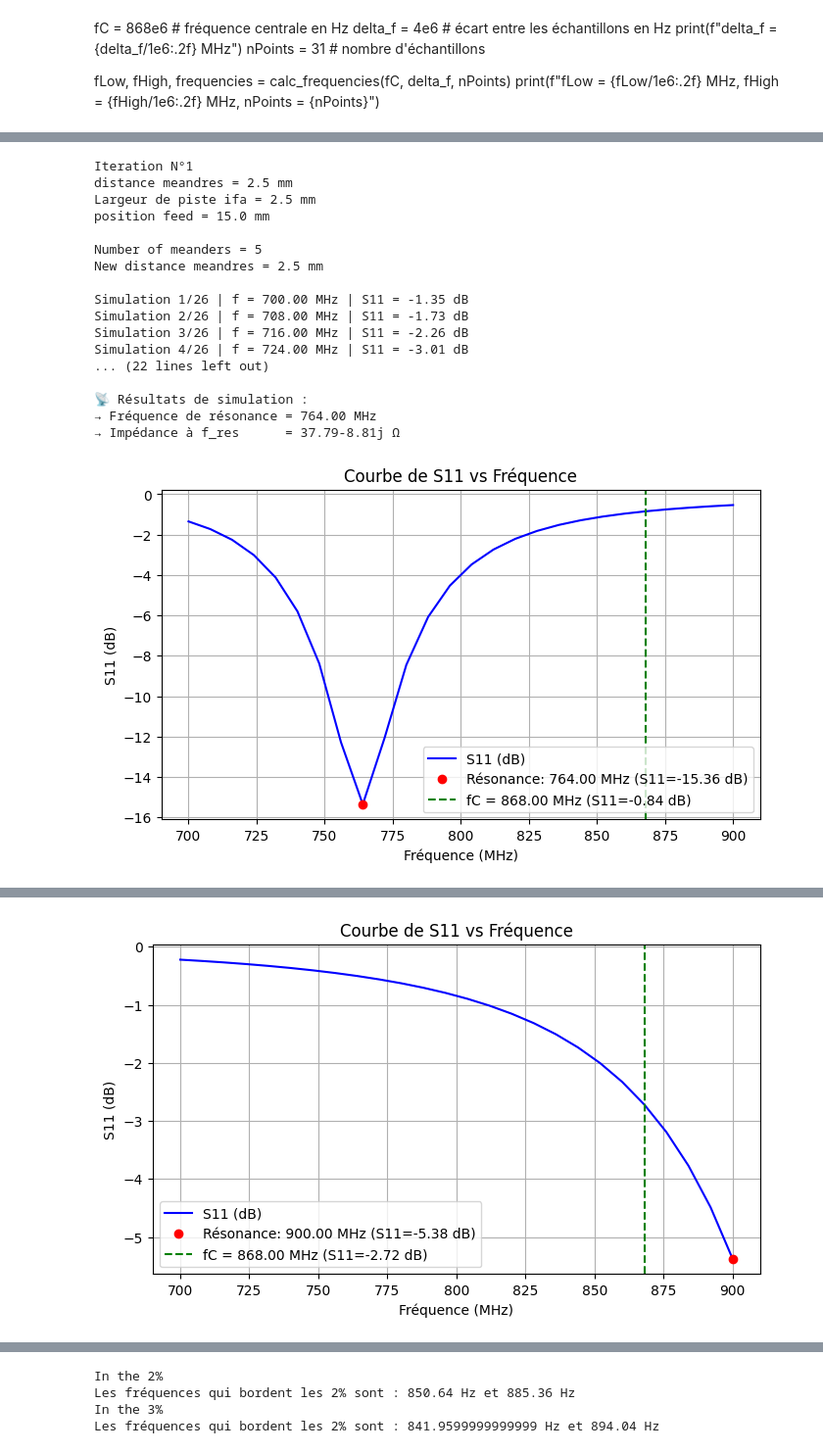
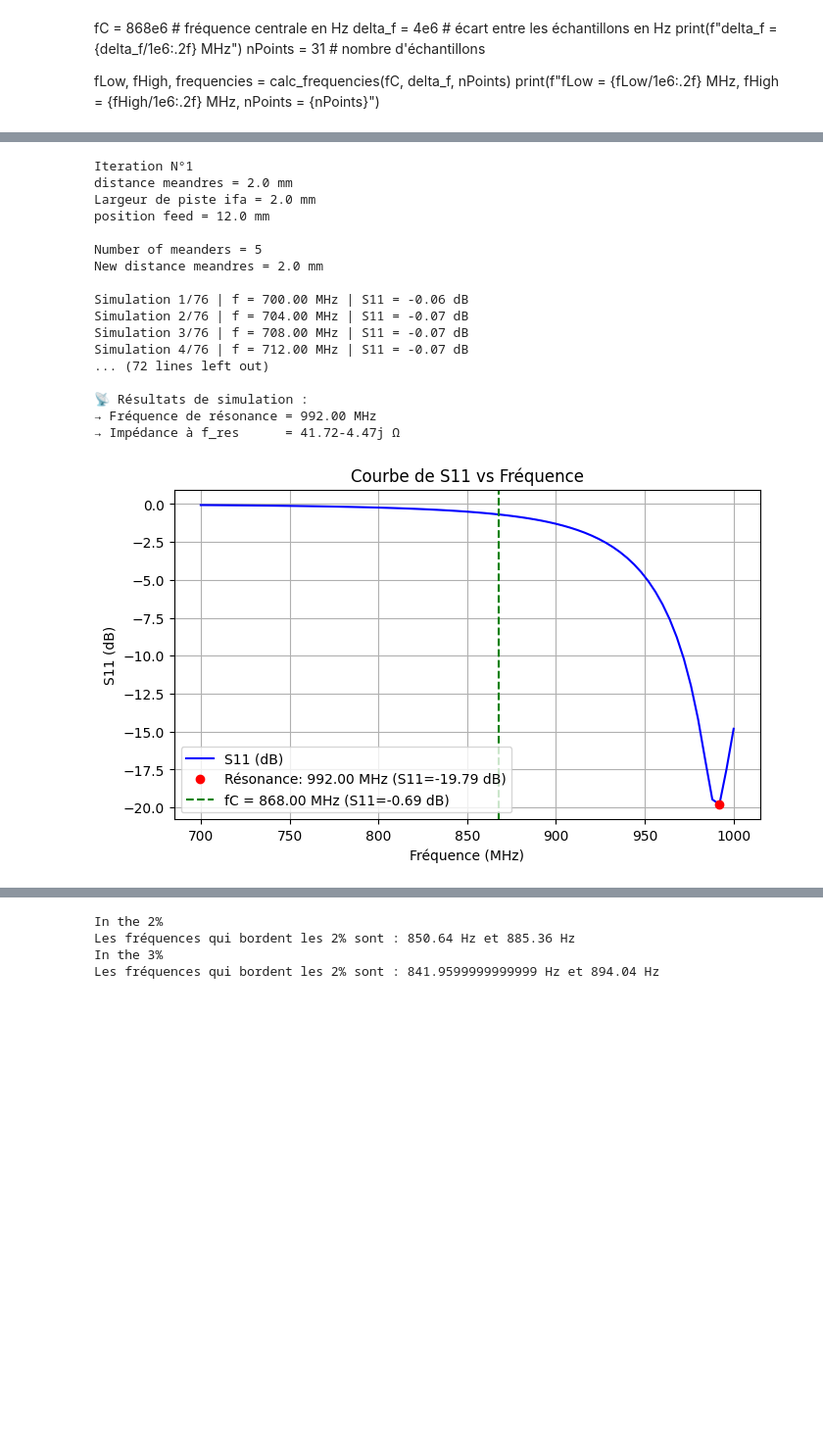
Before and after one commit to FahdilOuro/Antenna_Solver_MoM, a Jupyter notebook: antenna_simulation/ifa_meander_project_v2/ifa_meander_optimiz.ipynb, the cells around one changed output, grey strips where cells are left out. Shown at 98% size. Saved outputs shown, nothing was run; the diff lists cells and outputs as text; code cells hidden in the pictures; blank space fills up the shorter version.

```diff
--- a/antenna_simulation/ifa_meander_project_v2/ifa_meander_optimiz.ipynb
+++ b/antenna_simulation/ifa_meander_project_v2/ifa_meander_optimiz.ipynb
@@ -23,9 +23,9 @@ print(f"fLow = {fLow/1e6:.2f} MHz, fHigh = {fHigh/1e6:.2f} MHz, nPoints = {nPoin
 # %%
 fC      = 868e6
 fLow    = 700e6
-fHigh   = 900e6
+fHigh   = 1000e6
 
-nPoints = calculate_nPoints(fLow, fHigh, fC, 15)
+nPoints = calculate_nPoints(fLow, fHigh, fC, 52)
 accuracy= 0.01
 print(f"nPoints = {nPoints}")
 frequencies = np.linspace(fLow, fHigh, nPoints)
@@ -40,23 +40,22 @@ save_mesh_folder = 'data/gmsh_files/'
 ifa_meander_mat = 'data/antennas_mesh/ifa_meander_anlyse_2.mat'
 ifa_meander_msh = save_mesh_folder + mesh_name
 # %%
-a = 25 / 1000  # Largeur
-b = 40 / 1000  # Hauteur
+a = 20 / 1000  # Largeur
+b = 30 / 1000  # Hauteur
 
-terminal_a = 60 / 1000
+terminal_a = 50 / 1000
 terminal_b = b
 x_t = np.array([-terminal_a, 0, 0, -terminal_a])
 y_t = np.array([terminal_b, terminal_b, 0, 0])
 
 # On fixe le short feed et la largur de piste
-""" largeur_piste    = 1 / 1000        # Valeur Minimale    --- > pour les donnee de ARIA
-distance_meandre = 1.5 / 1000        # Valeur choisie en fonction du resulat de analyse_dist_meandre.ipynb """
-largeur_piste    = 2.5 / 1000        # Valeur Minimale
-distance_meandre = 2.5 / 1000        # Valeur choisie en fonction du resulat de analyse_dist_meandre.ipynb
-feed             = 15 / 1000         # Valuer Positionné a la moitié du ground plane -- 25 mm
+largeur_piste    = a / 10          # Valeur Minimale
+distance_meandre = a / 10          # Valeur choisie en fonction du resulat de analyse_dist_meandre.ipynb
+feed             = 0.4 * b          # Valuer Positionné a la moitié du ground plane -- 25 mm
 feed_point       = [0, feed, 0]      # On alimente au short feed
+mesh_size = 1.5 * largeur_piste
 # %%
-def creation_ifa(largeur, hauteur, width, dist_meandre, x_t, y_t, save_mesh_folder, mesh_name, mesh_size=5.25/1000):
+def creation_ifa(largeur, hauteur, width, dist_meandre, x_t, y_t, save_mesh_folder, mesh_name, mesh_size):
     x, y, N, distance_meandre = ifa_creation(largeur, hauteur, width, dist_meandre)
     x_m, y_m = trace_meander(x, y, width)
     feed_wid = width                    # La largeur de la piste est la meme partout
@@ -100,10 +99,10 @@ def plot_s11_curve(fLow, fHigh, nPoints, s11_db, fC=None):
     plt.tight_layout()
     plt.show()
 # %%
+import time
+start_time = time.time()
 iteration = 1
-max_iter = 12
-N_list = []
-frequences_resonance = []
+max_iter = 20
 Accuracy = 0.01
 while iteration <= max_iter:
     try:
@@ -111,12 +110,10 @@ while iteration <= max_iter:
         print(f"distance meandres = {distance_meandre * 1000} mm")
         print(f"Largeur de piste ifa = {largeur_piste * 1000} mm")
         print(f"position feed = {feed * 1000} mm\n")
-        N_list_elem, new_distance_meandre_elem = creation_ifa(a, b, largeur_piste, distance_meandre, x_t, y_t, save_mesh_folder, mesh_name)
+        N_list_elem, new_distance_meandre_elem = creation_ifa(a, b, largeur_piste, distance_meandre, x_t, y_t, save_mesh_folder, mesh_name, mesh_size=1.5*largeur_piste)
         print(f"Number of meanders = {N_list_elem}")
         print(f"New distance meandres = {new_distance_meandre_elem * 1000} mm\n")
-        N_list.append(N_list_elem)
         frequence_resonance, s11_db, R_res, X_res = simulate(frequencies, ifa_meander_mat, fC, feed_point)
-        frequences_resonance.append(frequence_resonance)
         # plot(s11_db)
         plot_s11_curve(fLow, fHigh, nPoints, s11_db, fC)
 
@@ -157,48 +154,48 @@ while iteration <= max_iter:
                 feed_point       = [0, feed, 0]
 
         elif abs(frequence_resonance - fC) < 0.02 * fC:
-            """ print(f"frequence_resonance {frequence_resonance} is not within 2% of fC {fC}")
-            raise ValueError(f"frequence_resonance {frequence_resonance} is not within 2% of fC {fC}") """
             print(f"\nWe are within 2% of fc!\n")
             # largeur_piste = largeur_piste * ratio**1
             feed = max(min(feed * ratio**2, b - 3 * largeur_piste / 2 - 0.5 / 1000), largeur_piste / 2)
 
             if feed == b - largeur_piste - 0.5 / 1000 or feed == largeur_piste / 2:
                 print("\nBord extreme atteint\n")
                 distance_meandre = distance_meandre / (ratio**2)
                 largeur_piste = largeur_piste / ratio**2
 
             feed_point       = [0, feed, 0]
         else:
             print(f"\nWe are FAR of fc!\n")
             distance_meandre = distance_meandre / (ratio**2)
             largeur_piste = largeur_piste / ratio**2
 
-        """ largeur_piste = largeur_piste * ratio**2
-        if largeur_piste < 0.5 / 1000:
-            largeur_piste = 0.5 / 1000 """
-
         if (iteration == max_iter):
             print("Convergence non atteinte, nombre max d'itteration atteint ----> Meilleurs resultats")
         iteration += 1
     except ValueError as e:
         print(f"Error: {e}")
+
+end_time = time.time()
+simulation_time = end_time - start_time
+simulation_time_minutes = simulation_time / 60
+simulation_time_seconds = simulation_time % 60
+print(f"Temps total de simulation: {math.floor(simulation_time_minutes)} minutes ; {simulation_time_seconds:.2f} secondes")
 # %% [output]
 Iteration N°1
-distance meandres = 2.5 mm
-Largeur de piste ifa = 2.5 mm
-position feed = 15.0 mm
+distance meandres = 2.0 mm
+Largeur de piste ifa = 2.0 mm
+position feed = 12.0 mm
 
 Number of meanders = 5
-New distance meandres = 2.5 mm
+New distance meandres = 2.0 mm
 
-Simulation 1/26 | f = 700.00 MHz | S11 = -1.35 dB
-Simulation 2/26 | f = 708.00 MHz | S11 = -1.73 dB
-Simulation 3/26 | f = 716.00 MHz | S11 = -2.26 dB
-Simulation 4/26 | f = 724.00 MHz | S11 = -3.01 dB
-... (22 lines left out)
+Simulation 1/76 | f = 700.00 MHz | S11 = -0.06 dB
+Simulation 2/76 | f = 704.00 MHz | S11 = -0.07 dB
+Simulation 3/76 | f = 708.00 MHz | S11 = -0.07 dB
+Simulation 4/76 | f = 712.00 MHz | S11 = -0.07 dB
+... (72 lines left out)
 
 📡 Résultats de simulation :
-→ Fréquence de résonance = 764.00 MHz
-→ Impédance à f_res      = 37.79-8.81j Ω
+→ Fréquence de résonance = 992.00 MHz
+→ Impédance à f_res      = 41.72-4.47j Ω
-[figure, old version]
+[figure, new version]
@@ -222 +218,0 @@ Number of meanders = 3
-[figure, removed]
```
Also changed, not shown: parts of 2 cells of this notebook, 10 other files.
